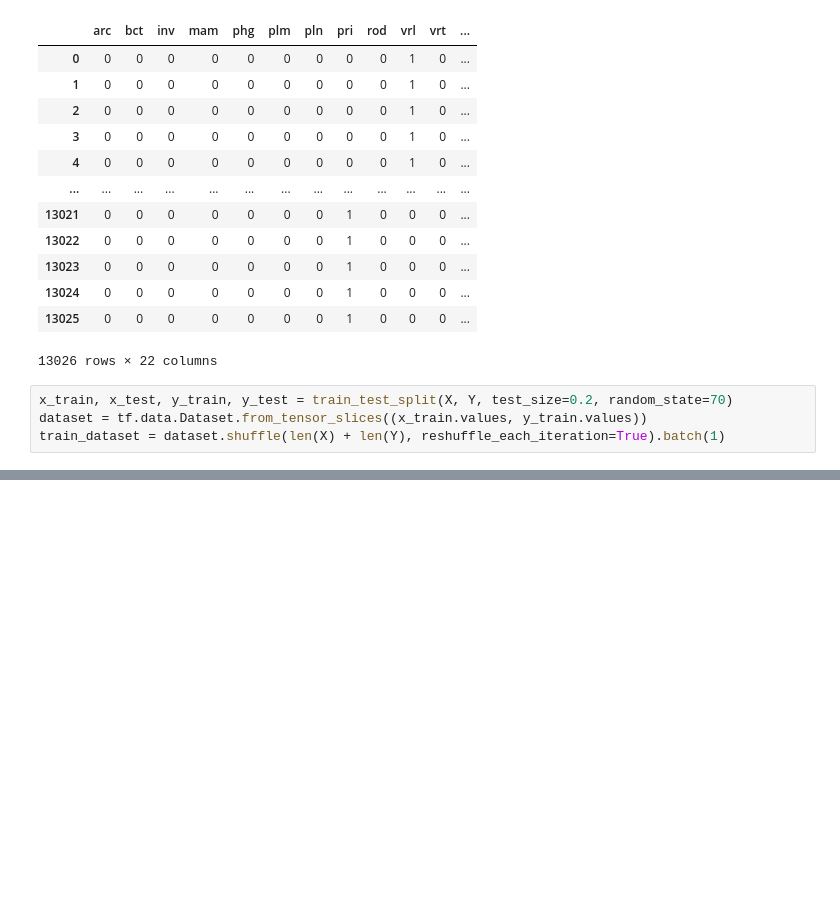
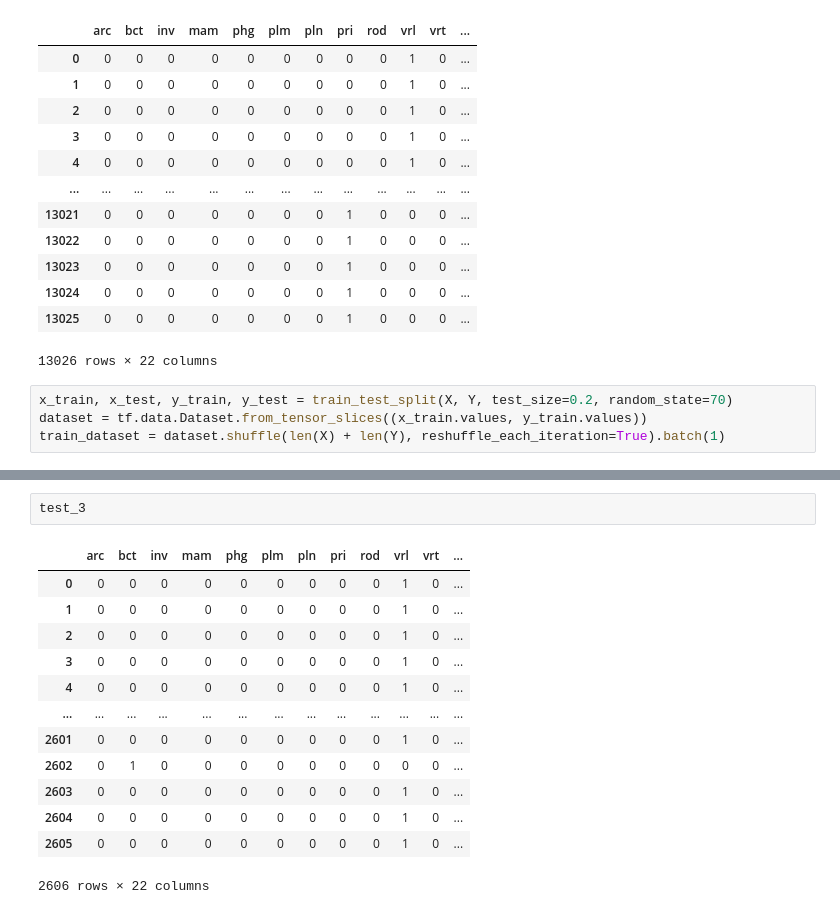
Before and after one commit to SEBADA321/codonusagebias, a Jupyter notebook: Codon_usage.ipynb, the cells around one changed output, grey strips where cells are left out. Drawn from its saved outputs; the diff is of its cells as text; blank space fills up the shorter version.

```diff
--- a/Codon_usage.ipynb
+++ b/Codon_usage.ipynb
@@ -198,0 +249,16 @@ ml_model.evaluate(x_test, y_test)
+# %%
+test_3
+# %% [output]
+|  | arc | bct | inv | mam | phg | plm | pln | pri | rod | vrl | vrt | ... |
+| 0 | 0 | 0 | 0 | 0 | 0 | 0 | 0 | 0 | 0 | 1 | 0 | ... |
+| 1 | 0 | 0 | 0 | 0 | 0 | 0 | 0 | 0 | 0 | 1 | 0 | ... |
+| 2 | 0 | 0 | 0 | 0 | 0 | 0 | 0 | 0 | 0 | 1 | 0 | ... |
+| 3 | 0 | 0 | 0 | 0 | 0 | 0 | 0 | 0 | 0 | 1 | 0 | ... |
+| 4 | 0 | 0 | 0 | 0 | 0 | 0 | 0 | 0 | 0 | 1 | 0 | ... |
+| ... | ... | ... | ... | ... | ... | ... | ... | ... | ... | ... | ... | ... |
+| 2601 | 0 | 0 | 0 | 0 | 0 | 0 | 0 | 0 | 0 | 1 | 0 | ... |
+| 2602 | 0 | 1 | 0 | 0 | 0 | 0 | 0 | 0 | 0 | 0 | 0 | ... |
+| 2603 | 0 | 0 | 0 | 0 | 0 | 0 | 0 | 0 | 0 | 1 | 0 | ... |
+| 2604 | 0 | 0 | 0 | 0 | 0 | 0 | 0 | 0 | 0 | 1 | 0 | ... |
+| 2605 | 0 | 0 | 0 | 0 | 0 | 0 | 0 | 0 | 0 | 1 | 0 | ... |
+2606 rows × 22 columns
```
Also changed, not shown: parts of 12 cells of this notebook.
